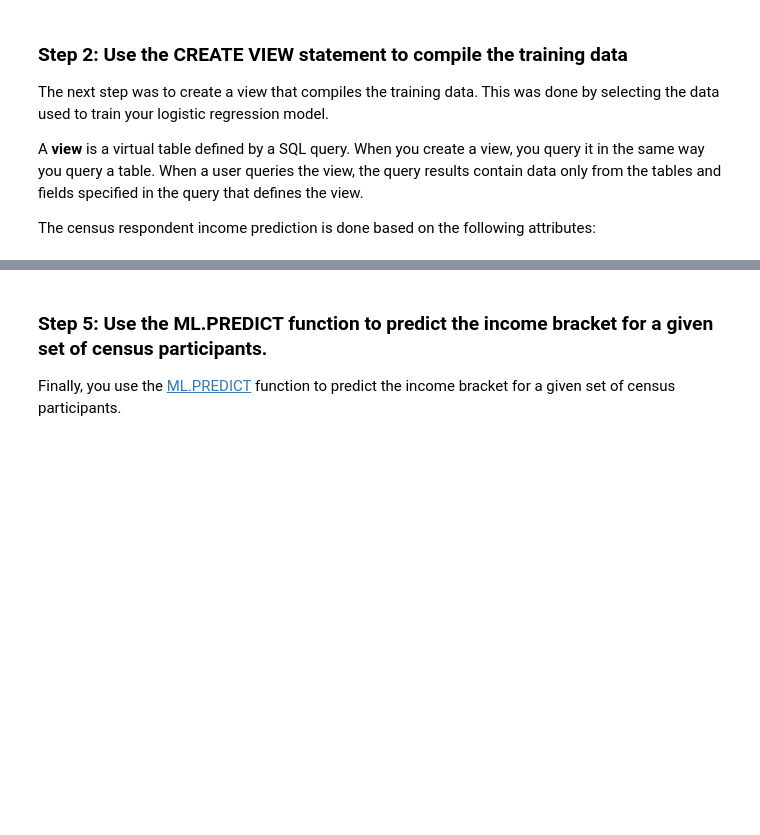
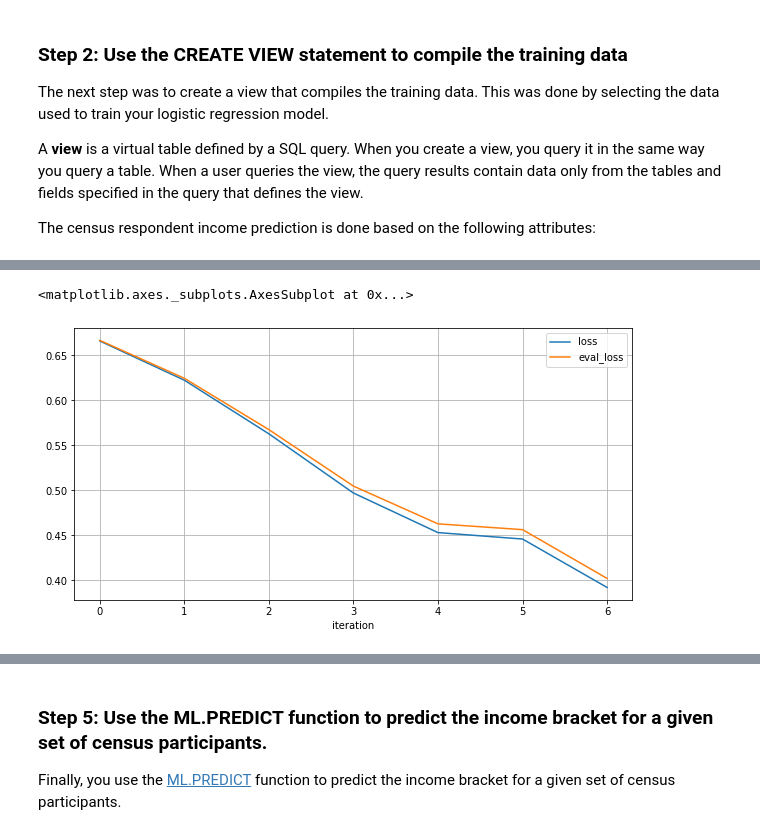
Before and after one commit to paulycloud/ml_portfolio, a Jupyter notebook: 02_BigQuery_ML/02_census_logistic_reg/index.ipynb, the cells around one changed output, grey strips where cells are left out. Saved outputs shown, nothing was run; the diff lists cells and outputs as text; code cells hidden in the pictures; blank space fills up the shorter version.

```diff
--- a/02_BigQuery_ML/02_census_logistic_reg/index.ipynb
+++ b/02_BigQuery_ML/02_census_logistic_reg/index.ipynb
@@ -518,0 +534,12 @@ View the **BQML ML EVALUATE function** [doc](https://cloud.google.com/bigquery-m
+# %%
+# Here's where we're using the bq client because of the additional features to tap into matplotlib.
+
+sql_training_info_model = bq_client.query(
+    query = f"""
+        SELECT *
+        FROM ML.TRAINING_INFO(MODEL `{PROJECT_ID}.{BQ_DATASET_NAME}.{BQML_MODEL_NAME}`)
+        ORDER BY iteration
+        """
+).to_dataframe()
+
+sql_training_info_model
@@ -518,0 +589,5 @@ View the **BQML ML EVALUATE function** [doc](https://cloud.google.com/bigquery-m
+# %%
+sql_training_info_model.plot(x = 'iteration', y = ['loss','eval_loss'], figsize = (10, 5), grid = True)
+# %% [output]
+<matplotlib.axes._subplots.AxesSubplot at 0x...>
+[figure, added]
```
Also changed, not shown: parts of 61 cells of this notebook, 9 other files.
